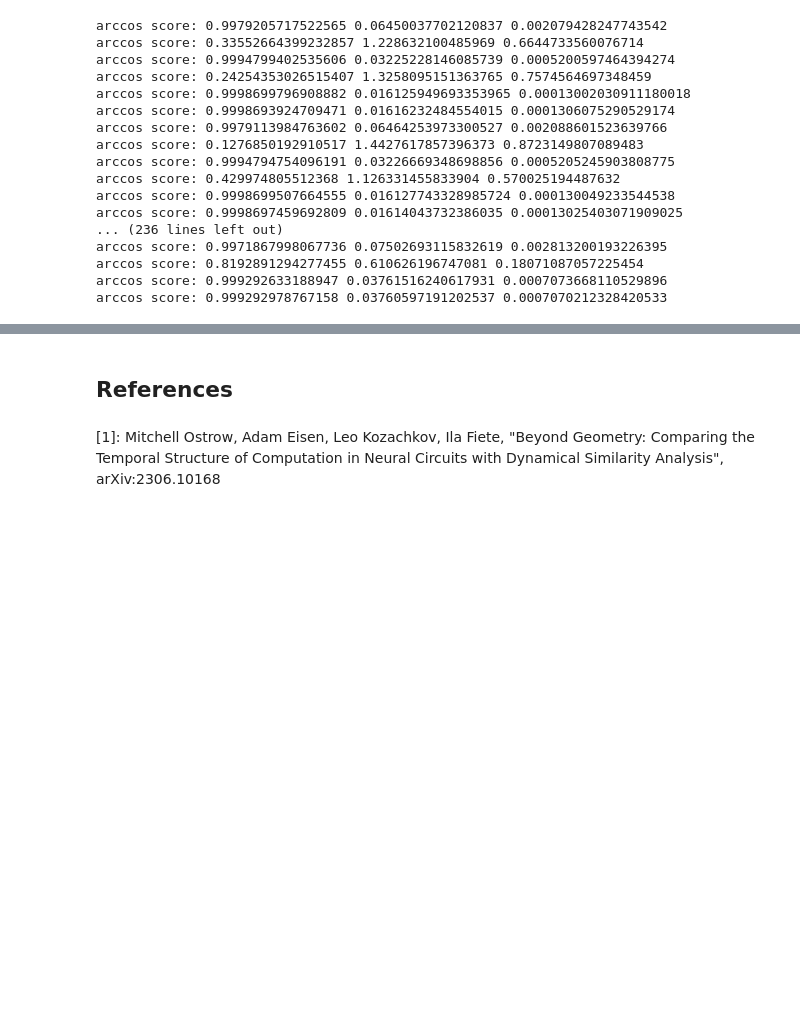
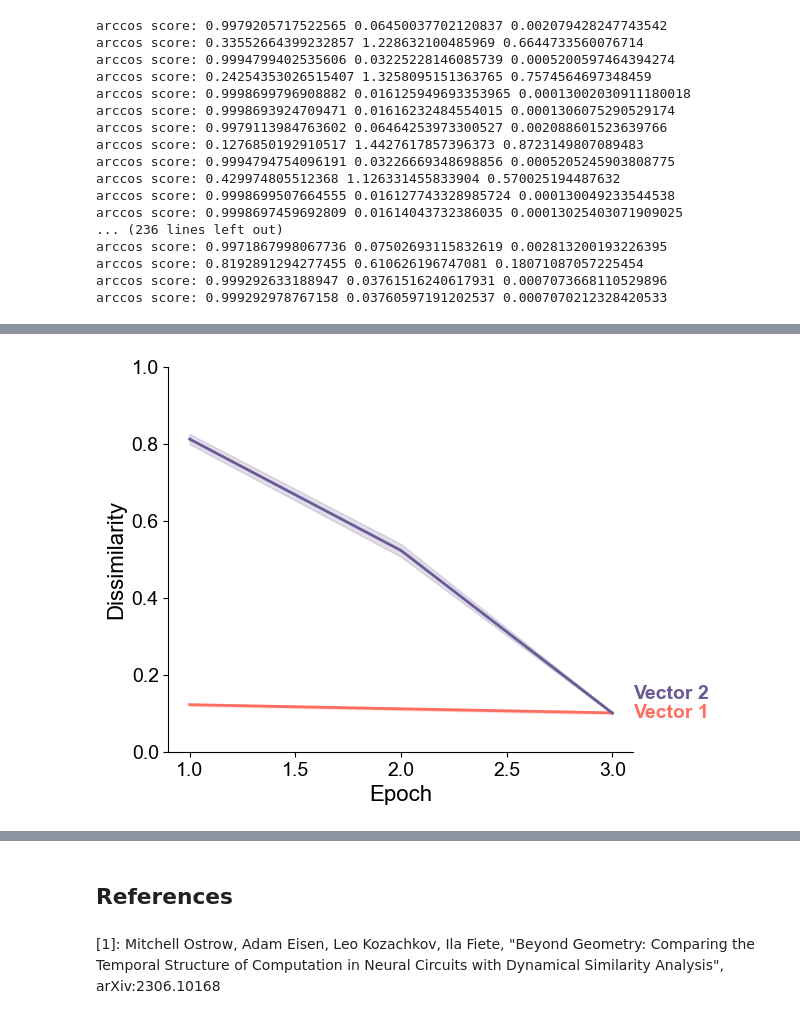
Before and after one commit to qglht/RepAL, a Jupyter notebook: notebooks/dsa_epochs.ipynb, the cells around one changed output, grey strips where cells are left out. Saved outputs shown, nothing was run; the diff lists cells and outputs as text; code cells hidden in the pictures; blank space fills up the shorter version.

```diff
--- a/notebooks/dsa_epochs.ipynb
+++ b/notebooks/dsa_epochs.ipynb
@@ -476,0 +477,99 @@ plt.legend()
+# %%
+import matplotlib.pyplot as plt
+import numpy as np
+
+# Define font sizes
+SIZE_DEFAULT = 14
+SIZE_LARGE = 16
+plt.rc("font", family="Arial")  # controls default font
+plt.rc("font", weight="normal")  # controls default font
+plt.rc("font", size=SIZE_DEFAULT)  # controls default text sizes
+plt.rc("axes", titlesize=SIZE_LARGE)  # fontsize of the axes title
+plt.rc("axes", labelsize=SIZE_LARGE)  # fontsize of the x and y labels
+plt.rc("xtick", labelsize=SIZE_DEFAULT)  # fontsize of the tick labels
+plt.rc("ytick", labelsize=SIZE_DEFAULT)  # fontsize of the tick labels
+
+# Indices for each component (Epochs)
+components = np.array([1, 2, 3])
+
+# Define color scheme
+colors = ["#FF6F61", "#6B5B95"]  # Coral and Slate Blue colors
+
+# Create the plot
+fig, ax = plt.subplots(figsize=(6, 5))
+
+# Plot for Vector 1 with shaded area for standard error
+ax.plot(
+    components,
+    vectors_dsa_averaged["vector1"],
+    color=colors[0],  # Coral color
+    label="Vector 1",
+    linewidth=2,
+)
+
+# Fill between for standard error (shaded area)
+ax.fill_between(
+    components,
+    vectors_dsa_averaged["vector1"] - vectors_dsa_sd["vector1"],
+    vectors_dsa_averaged["vector1"] + vectors_dsa_sd["vector1"],
+    color=colors[0],
+    alpha=0.2,  # Transparency of the shaded area
+)
+
+# Plot for Vector 2 with shaded area for standard error
+ax.plot(
+    components,
+    vectors_dsa_averaged["vector2"],
+    color=colors[1],  # Slate Blue color
+    label="Vector 2",
+    linewidth=2,
+)
+
+# Fill between for standard error (shaded area)
+ax.fill_between(
+    components,
+    vectors_dsa_averaged["vector2"] - vectors_dsa_sd["vector2"],
+    vectors_dsa_averaged["vector2"] + vectors_dsa_sd["vector2"],
+    color=colors[1],
+    alpha=0.2,  # Transparency of the shaded area
+)
+
+# Annotate each curve with its label slightly to the right of the last point
+vertical_offsets = [0, 0.05]  # Adjust these to space out the labels vertically
+for i, (label, color, offset) in enumerate(
+    zip(["Vector 1", "Vector 2"], colors, vertical_offsets)
+):
+    x_last = components[-1]
+    y_last = [vectors_dsa_averaged["vector1"][-1], vectors_dsa_averaged["vector2"][-1]][i]
+    ax.text(
+        x_last + 0.1,  # Adjust x position slightly to the right
+        y_last + offset,
+        label,
+        color=color,
+        fontweight="bold",
+        horizontalalignment="left",
+        verticalalignment="center",
+    )
+
+# Set axis labels
+ax.set_xlabel("Epoch")
+ax.set_ylabel("Dissimilarity")
+
+# Customize plot limits
+ax.set_ylim(0, 1)
+ax.set_xlim(0.9, 3.1)  # To ensure space on the right side of the plot for labels
+
+# Hide all but the bottom and left spines (axis lines)
+ax.spines["right"].set_visible(False)
+ax.spines["top"].set_visible(False)
+ax.spines["left"].set_visible(False)
+
+# Only show ticks on the left and bottom spines
+ax.yaxis.set_ticks_position("left")
+ax.xaxis.set_ticks_position("bottom")
+
+# Save the plot as a high-resolution image
+plt.savefig("dissimilarity_procrustes_vs_epochs_shaded.png", dpi=300)
+plt.show()
+# %% [output]
+[figure, added]
```
Also changed, not shown: parts of 16 cells of this notebook, 14 other files.
